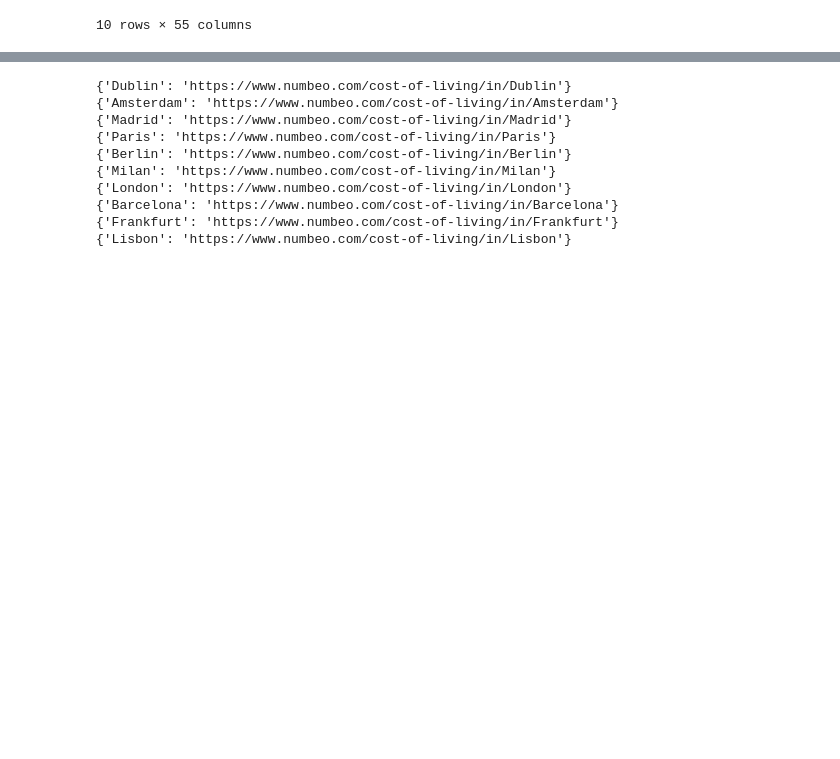
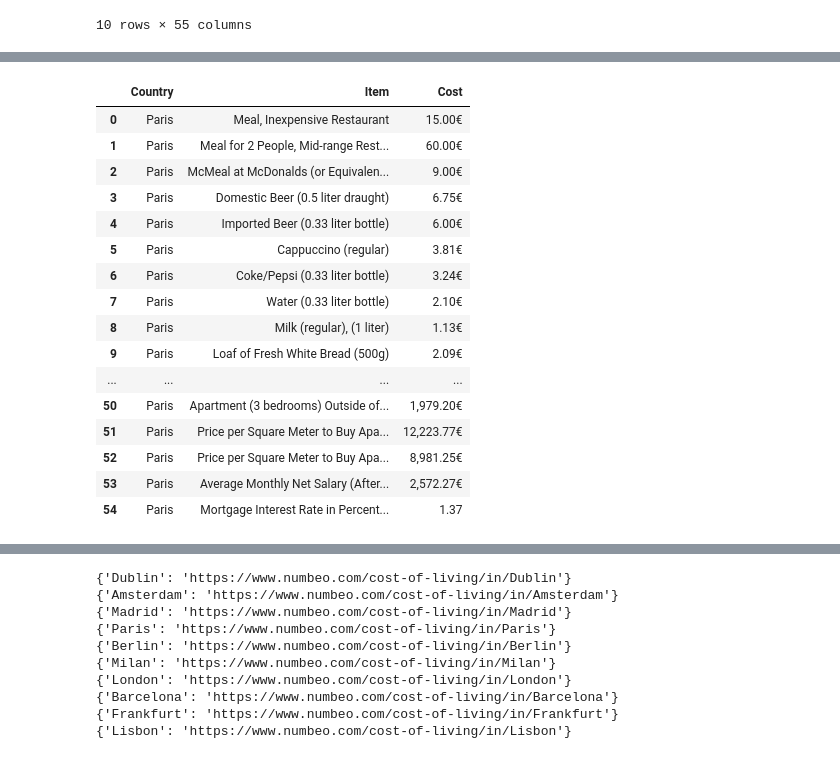
Before and after one commit to ta-data-pt-rmt/project-webscraping-apis, a Jupyter notebook: your-project/Web Scraping Project NUMBEO.ipynb, the cells around one changed output, grey strips where cells are left out. Drawn from its saved outputs; the diff is of its cells as text; code cells hidden in the pictures; blank space fills up the shorter version.

```diff
--- a/your-project/Web Scraping Project NUMBEO.ipynb
+++ b/your-project/Web Scraping Project NUMBEO.ipynb
@@ -990,0 +799,22 @@ table_summary
+# %%
+df_table_costlife = pd.DataFrame(cost_life_list[3])
+df_table_costlife = df_table_costlife.rename(columns ={'Cost':'Cost'})
+df_table_costlife
+# %% [output]
+|  | Country | Item | Cost |
+| 0 | Paris | Meal, Inexpensive Restaurant | 15.00€ |
+| 1 | Paris | Meal for 2 People, Mid-range Rest... | 60.00€ |
+| 2 | Paris | McMeal at McDonalds (or Equivalen... | 9.00€ |
+| 3 | Paris | Domestic Beer (0.5 liter draught) | 6.75€ |
+| 4 | Paris | Imported Beer (0.33 liter bottle) | 6.00€ |
+| 5 | Paris | Cappuccino (regular) | 3.81€ |
+| 6 | Paris | Coke/Pepsi (0.33 liter bottle) | 3.24€ |
+| 7 | Paris | Water (0.33 liter bottle) | 2.10€ |
+| 8 | Paris | Milk (regular), (1 liter) | 1.13€ |
+| 9 | Paris | Loaf of Fresh White Bread (500g) | 2.09€ |
+| ... | ... | ... | ... |
+| 50 | Paris | Apartment (3 bedrooms) Outside of... | 1,979.20€ |
+| 51 | Paris | Price per Square Meter to Buy Apa... | 12,223.77€ |
+| 52 | Paris | Price per Square Meter to Buy Apa... | 8,981.25€ |
+| 53 | Paris | Average Monthly Net Salary (After... | 2,572.27€ |
+| 54 | Paris | Mortgage Interest Rate in Percent... | 1.37 |
```
Also changed, not shown: parts of 49 cells of this notebook.
